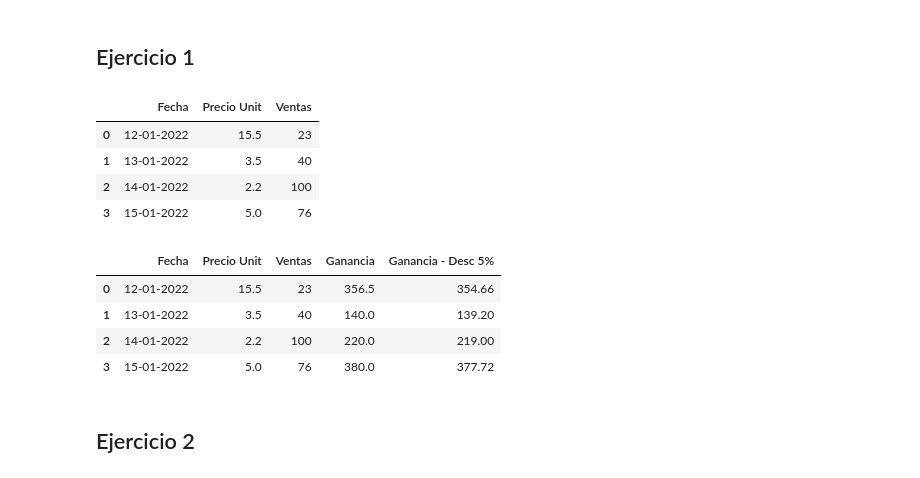
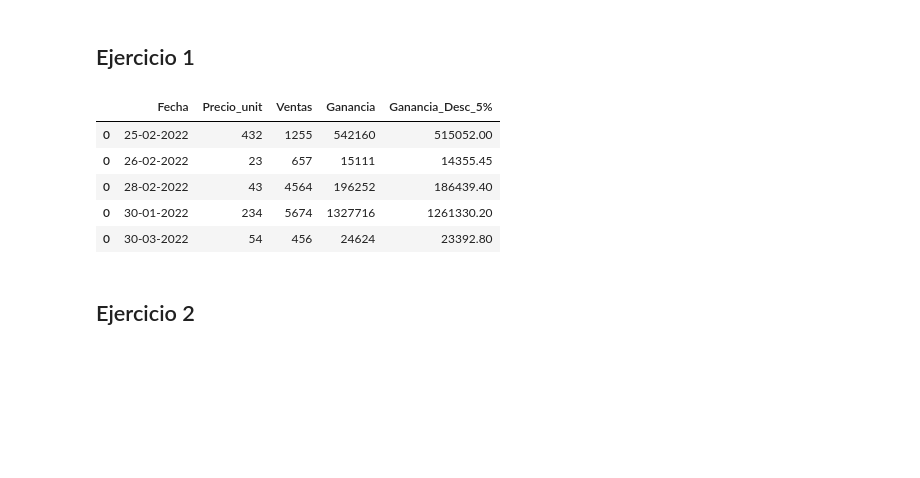
Before and after one commit to GersonJairPE/programa-data-science-python, a Jupyter notebook: Proyectos/Proyecto_1.ipynb, the cells around one changed output. Saved outputs shown, nothing was run; the diff lists cells and outputs as text; code cells hidden in the pictures; blank space fills up the shorter version.

```diff
--- a/Proyectos/Proyecto_1.ipynb
+++ b/Proyectos/Proyecto_1.ipynb
@@ -6,29 +7,47 @@
 import pandas as pd
 import numpy as np
-# %%
-diccionario = {
-    "Fecha": ["12-01-2022","13-01-2022","14-01-2022","15-01-2022"],
-    "Precio Unit":[15.50, 3.50, 2.20,5],
-    "Ventas":[23, 40, 100, 76]
-}
-
-df = pd.DataFrame(diccionario)
-df
-# %% [output]
-|  | Fecha | Precio Unit | Ventas |
-| 0 | 12-01-2022 | 15.5 | 23 |
-| 1 | 13-01-2022 | 3.5 | 40 |
-| 2 | 14-01-2022 | 2.2 | 100 |
-| 3 | 15-01-2022 | 5.0 | 76 |
-# %%
-df['Ganancia'] = df['Ventas']*df['Precio Unit']
-df['Ganancia - Desc 5%'] = (df['Precio Unit'] - df['Precio Unit']*0.005).round(2)*df['Ventas']
-df
-# %% [output]
-|  | Fecha | Precio Unit | Ventas | Ganancia | Ganancia - Desc 5% |
-| 0 | 12-01-2022 | 15.5 | 23 | 356.5 | 354.66 |
-| 1 | 13-01-2022 | 3.5 | 40 | 140.0 | 139.20 |
-| 2 | 14-01-2022 | 2.2 | 100 | 220.0 | 219.00 |
-| 3 | 15-01-2022 | 5.0 | 76 | 380.0 | 377.72 |
+# %%
+'''
+En este ejercicio se realiza las procedimientos para mostrar las ultimas 5 ventas que el usuario va ingresando
+al dataFrame
+'''
+
+# Inicializamos un identificador para verificar si el usuario seguira ingresando datos
+n = 'y'
+
+# Establecemos las columnas iniciales y creamos un dataFrame vacío
+columnas = ['Fecha','Precio_unit', 'Ventas']
+df = pd.DataFrame()
+
+# En este bucle validamos si se continuará pidiendo datos
+while n =='y':
+
+    # solicitamos al usuario los datos necesarios y los guardamos e identificadores
+    fecha = input("ingrese fecha (dd-mm-aaaa): ")
+    precio_unit = int(input('ingrese precio unitario del producto: '))
+    ventas = int(input('Ingrese cantidad de ventas del día: '))
+
+    # Posteriormente guardamos los datos en un dataFrame
+    add_row = pd.DataFrame([[fecha,precio_unit,ventas]], columns=columnas)
+
+    # Concatenamos los datos ingresados y vamos llenando el dataFrame vacío
+    df = pd.concat([df, add_row], axis=0)
+
+    # Generamos la ganancia sin descuento y con descuento
+    df['Ganancia'] = df['Ventas']*df['Precio_unit']
+    df['Ganancia_Desc_5%'] = (df['Precio_unit'] - df['Precio_unit']*0.05).round(2)*df['Ventas']
+
+    #Preguntamos si se desea ingresar más productos
+    n = input('Desea ingresar otro producto? (y/n): ')
+
+# Finalmente mostramos los ultimos 5 productos ingresados
+df.sort_values('Fecha').tail(5)
+# %% [output]
+|  | Fecha | Precio_unit | Ventas | Ganancia | Ganancia_Desc_5% |
+| 0 | 25-02-2022 | 432 | 1255 | 542160 | 515052.00 |
+| 0 | 26-02-2022 | 23 | 657 | 15111 | 14355.45 |
+| 0 | 28-02-2022 | 43 | 4564 | 196252 | 186439.40 |
+| 0 | 30-01-2022 | 234 | 5674 | 1327716 | 1261330.20 |
+| 0 | 30-03-2022 | 54 | 456 | 24624 | 23392.80 |
 # %% [markdown]
 ## Ejercicio 2
```
Also changed, not shown: parts of 24 cells of this notebook.
